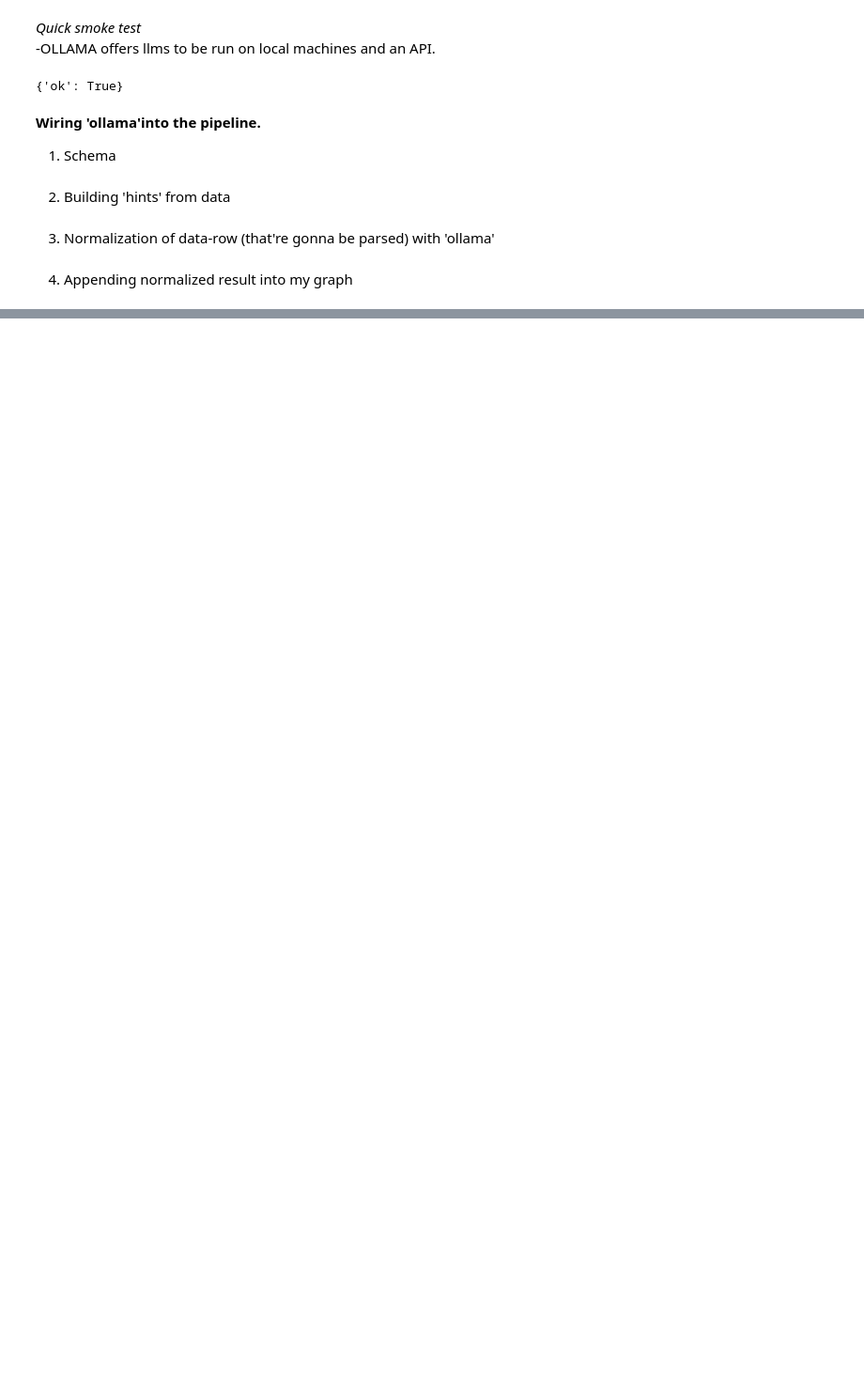
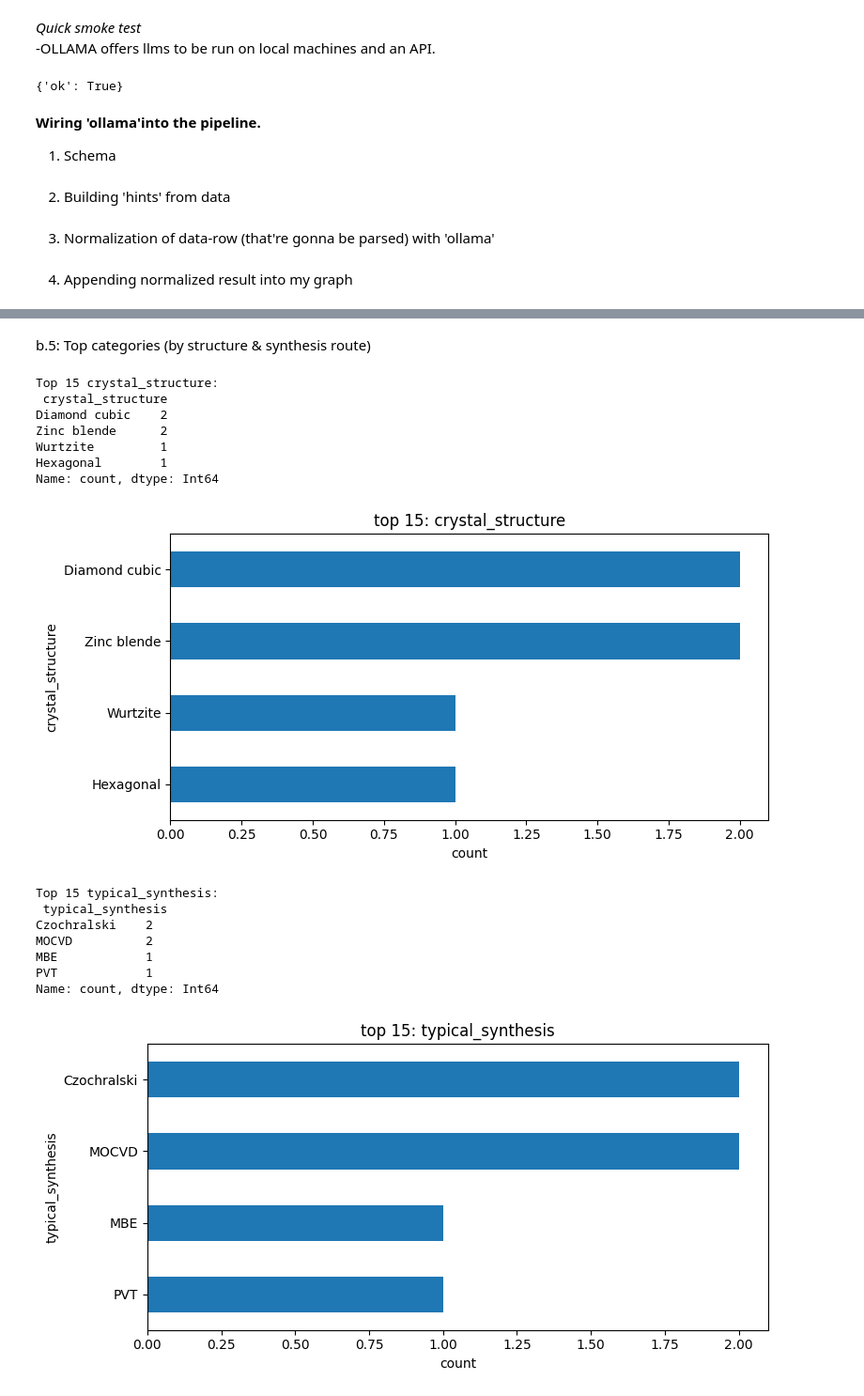
Before and after one commit to submerged-in-matrix/Semantic_models_for-MSE, a Jupyter notebook: notebooks/build_mini_mkg.ipynb, the cells around one changed output, grey strips where cells are left out. Shown at 94% size. Cells and saved outputs as stored; diff of their text form; code cells hidden in the pictures; blank space fills up the shorter version.

```diff
--- a/notebooks/build_mini_mkg.ipynb
+++ b/notebooks/build_mini_mkg.ipynb
@@ -30,7 +29,13 @@ True
 ## 1) Setup
 read a tiny CSV and map it into RDF using `rdflib`.
 # %%
-DATA = Path("../data/semiconductors_small.csv")   # CSV lives in the repo
-TTL_OUT = Path("../data/semiconductors_small.ttl")# RDF Turtle output
+# DATA = Path("../data/semiconductors_small.csv")   # CSV lives in the repo
+# TTL_OUT = Path("../data/semiconductors_small.ttl")# RDF Turtle output
+# print("Using data:", DATA.resolve())
+
+DATA    = Path("../data/Band_gap_full_dataset.csv")     # input CSV
+TTL_OUT = Path("../data/Band_gap_full_dataset.ttl")     # RDF Turtle output
+
 print("Using data:", DATA.resolve())
+print("Will write TTL:", TTL_OUT.resolve())
 # %% [output]
@@ -463,0 +575,30 @@ Triples after LLM ingest: 80
+# %% [markdown]
+b.5: Top categories (by structure & synthesis route)
+# %%
+for col, k in [("crystal_structure", 15), ("typical_synthesis", 15)]:
+    if col in df.columns:
+        counts = df[col].dropna().value_counts().head(k)
+        print(f"\nTop {k} {col}:\n", counts)
+        plt.figure(figsize=(8, 4))
+        counts[::-1].plot(kind="barh")  # horizontal for readability
+        plt.title(f"top {k}: {col}")
+        plt.xlabel("count")
+        plt.tight_layout()
+        plt.show()
+# %% [output]
+Top 15 crystal_structure:
+ crystal_structure
+Diamond cubic    2
+Zinc blende      2
+Wurtzite         1
+Hexagonal        1
+Name: count, dtype: Int64
+[figure, added]
+Top 15 typical_synthesis:
+ typical_synthesis
+Czochralski    2
+MOCVD          2
+MBE            1
+PVT            1
+Name: count, dtype: Int64
+[figure, added]
```
Also changed, not shown: parts of 29 cells of this notebook, 3 other files.
